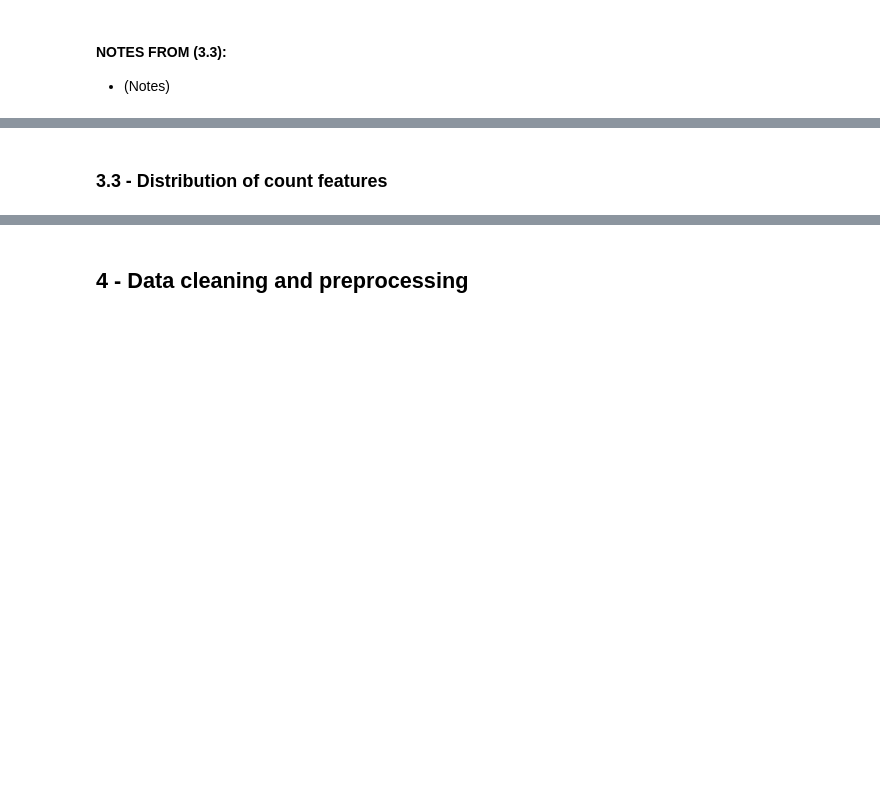
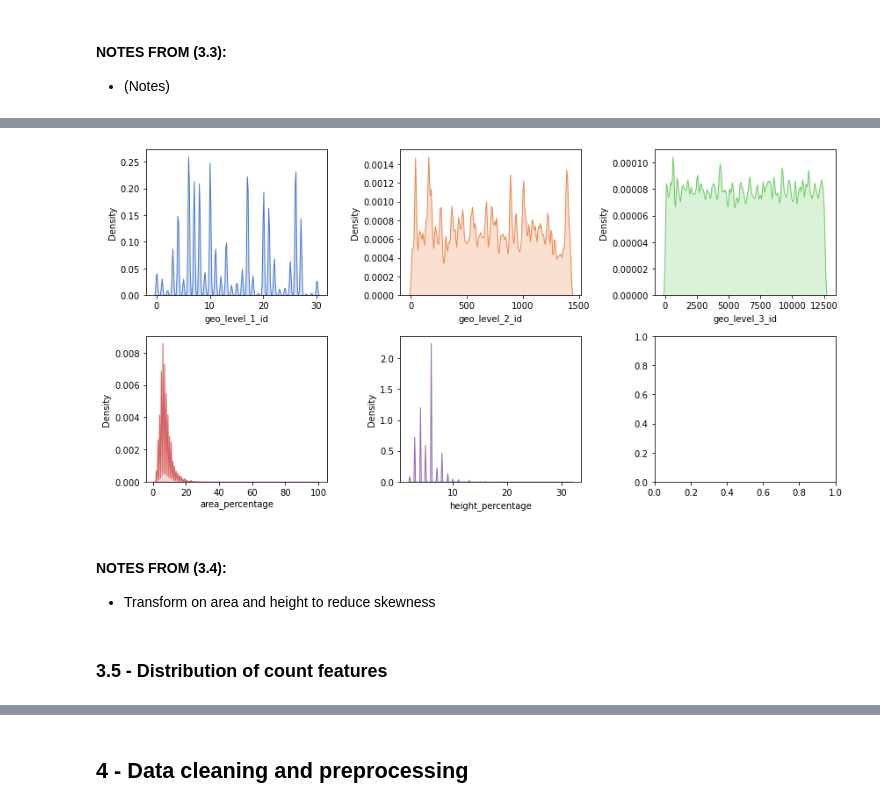
Before and after one commit to patohdzs/datadventures, a Jupyter notebook: how-bad-did-it-shake/earthquakes.ipynb, the cells around one changed output, grey strips where cells are left out. Saved outputs shown, nothing was run; the diff lists cells and outputs as text; code cells hidden in the pictures; blank space fills up the shorter version.

```diff
--- a/how-bad-did-it-shake/earthquakes.ipynb
+++ b/how-bad-did-it-shake/earthquakes.ipynb
@@ -138,6 +138,7 @@ train_target.head(10)
 | 9 | 989500 | 1 |
 # %%
 data = train_features.merge(train_target, on='building_id' )
+data = data.drop(columns='building_id')
 data.info()
 # %% [output]
 <class 'pandas.core.frame.DataFrame'>
@@ -199,6 +200,12 @@ It is necessary to further classify features based on their statistical data typ
 |`has_secondary_use_gov_office`             |                        |                    |
 |`has_secondary_use_use_police`             |                        |                    |
 |`has_secondary_use_other`                  |                        |                    |
+# %%
+cont_feats = ['geo_level_1_id', 'geo_level_2_id', 'geo_level_3_id',
+              'area_percentage', 'height_percentage']
+count_feats = ['count_floors_pre_eq', 'age', 'count_families']
+cat_feats = data.drop(columns=cont_feats+count_feats).columns.tolist()
+cat_feats.remove('damage_grade')
 # %% [markdown]
 ### 3.3 - Distribution of target variable
 # %%
@@ -232,2 +251,21 @@ plt.show()
+# %%
+# Plotting distribution of data for continuous features
+fig, axs = plt.subplots(2, 3)
+fig.set_size_inches(12, 6)
+for i in range(len(cont_feats)):
+    sns.kdeplot(data[cont_feats].iloc[:, i].dropna(),
+                ax=axs[i//3, i % 3],
+                color=standard_palette[i],
+                fill=True,
+                bw_adjust=0.2)
+
+plt.tight_layout()
+# %% [output]
+[figure, added]
+# %% [markdown]
+
+#### **NOTES FROM (3.4):**
+
+* Transform on area and height to reduce skewness
 # %% [markdown]
-### 3.3 - Distribution of count features
+### 3.5 - Distribution of count features
```
Also changed, not shown: parts of 14 cells of this notebook.
